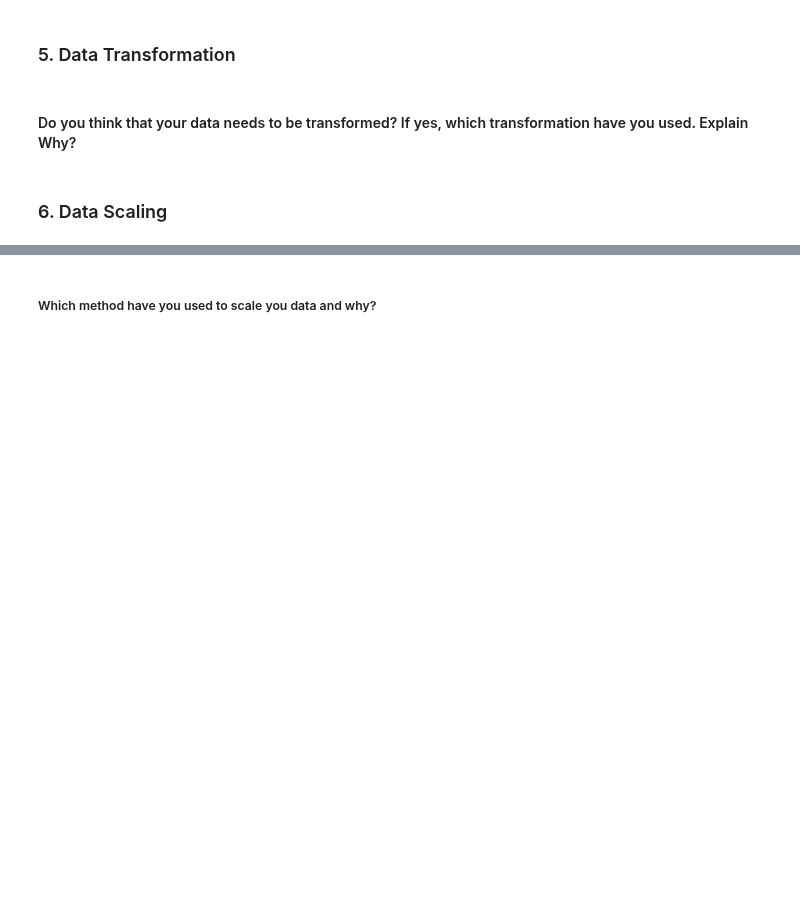
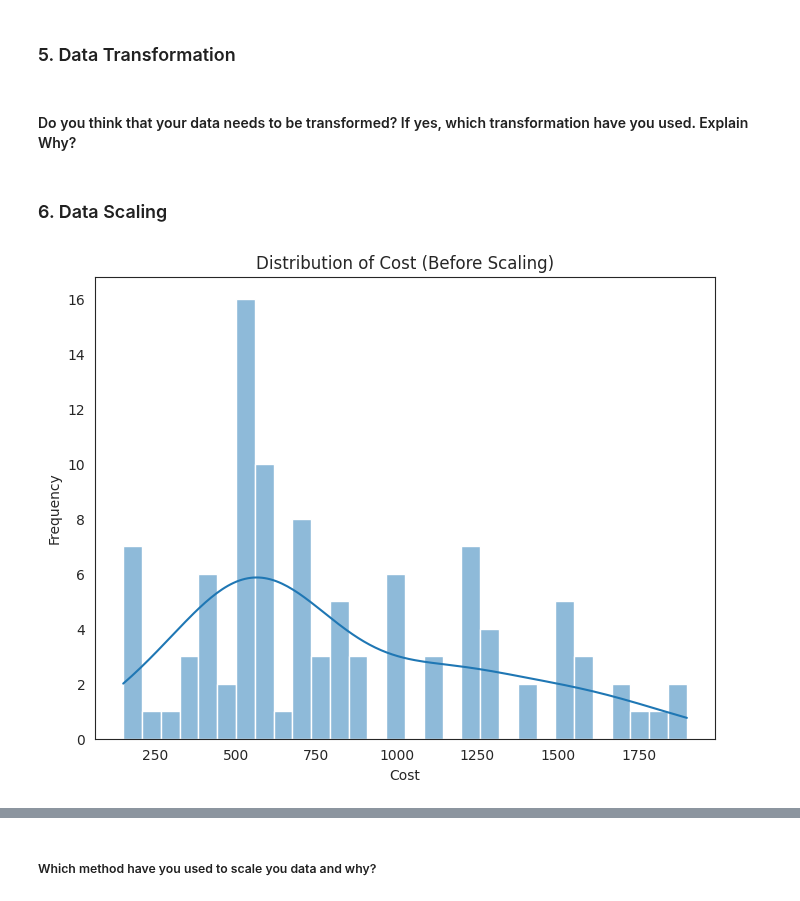
Before and after one commit to Ash99-commits/Unsupervised_ML_Zomato-Restaurant_Clustering_And_Sentiment_Analysis, a Jupyter notebook: Unsupervised_ML_Zomato_Restaurant_Clustering_And_Sentiment_Analysis_Ashwani_Kumar_Patra.ipynb, the cells around one changed output, grey strips where cells are left out. Drawn from its saved outputs; the diff is of its cells as text; code cells hidden in the pictures; blank space fills up the shorter version.

```diff
--- a/Unsupervised_ML_Zomato_Restaurant_Clustering_And_Sentiment_Analysis_Ashwani_Kumar_Patra.ipynb
+++ b/Unsupervised_ML_Zomato_Restaurant_Clustering_And_Sentiment_Analysis_Ashwani_Kumar_Patra.ipynb
@@ -2008,0 +2122,24 @@ Answer Here.
+# %%
+# Replacing NaN values with empty strings in 'Collections' and 'Cuisines' columns
+restaurants_df['Collections'].fillna('', inplace=True)
+restaurants_df['Cuisines'].fillna('', inplace=True)
+
+# Applying TF-IDF Vectorization to 'Collections' and 'Cuisines'
+tfidf_vectorizer = TfidfVectorizer(max_features=50)  # Limiting to top 50 features for simplicity
+
+# 'Collections' column
+collections_tfidf = tfidf_vectorizer.fit_transform(restaurants_df['Collections'])
+collections_df = pd.DataFrame(collections_tfidf.toarray(), columns=tfidf_vectorizer.get_feature_names_out())
+
+# 'Cuisines' column
+cuisines_tfidf = tfidf_vectorizer.fit_transform(restaurants_df['Cuisines'])
+cuisines_df = pd.DataFrame(cuisines_tfidf.toarray(), columns=tfidf_vectorizer.get_feature_names_out())
+
+
+# Combining the TF-IDF features with the main dataset
+restaurants_df = pd.concat([restaurants_df, collections_df, cuisines_df], axis=1)
+
+# Removing the original 'Collections' and 'Cuisines' columns as they are now represented numerically
+restaurants_df.drop(['Collections', 'Cuisines'], axis=1, inplace=True)
+
+restaurants_df.head()  # Displaying the first few rows of the updated dataset
@@ -2076,2 +2192,8 @@ Answer Here.
+# %%
+# Selecting our features wisely to avoid overfitting
+
+# Dropping 'Timings' column as it is ambiguous and has many incorrect formats. Also, it is not important for further clustering
+
+restaurants_df.drop(columns = ['Timings', 'Name', 'Links'], inplace = True)
 # %% [markdown]
 ##### What all feature selection methods have you used  and why?
@@ -2093,0 +2242,15 @@ Answer Here.
+# %%
+# Scaling your data
+
+# We just have to scale the 'Cost' column.
+# Before scaling, we first need to check the distribution of it to decide how much to scale its values
+
+# Plotting the distribution of 'Cost' before scaling
+plt.figure(figsize=(8, 6))
+sns.histplot(restaurants_df['Cost'], bins=30, kde=True)  # Adjust the number of bins as needed
+plt.title('Distribution of Cost (Before Scaling)')
+plt.xlabel('Cost')
+plt.ylabel('Frequency')
+plt.show()
+# %% [output]
+[figure, added]
```
Also changed, not shown: parts of 76 cells of this notebook.
